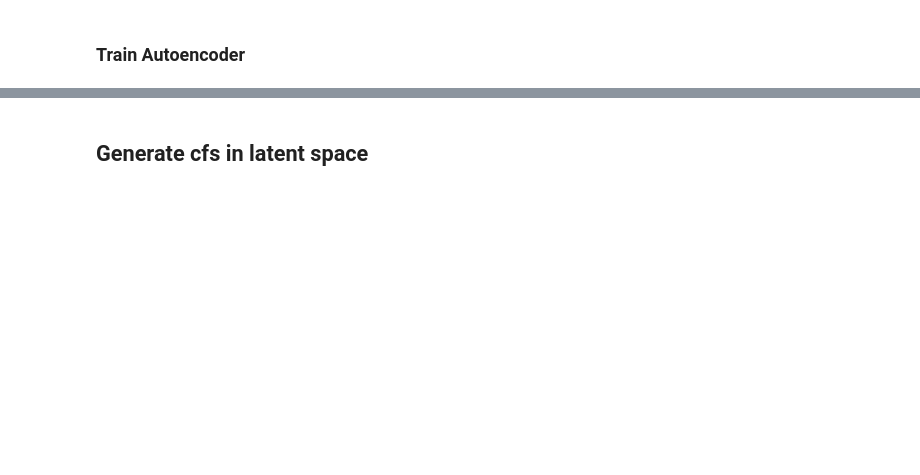
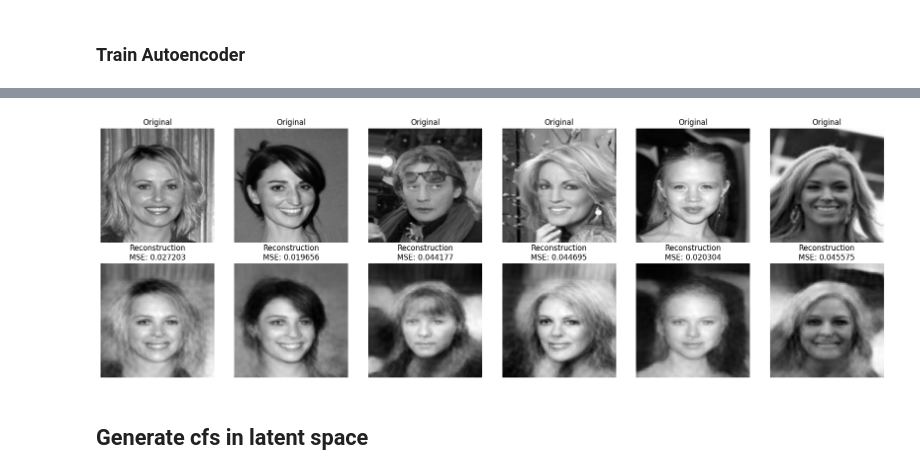
Before and after one commit to MBernart/counterfactuals, a Jupyter notebook: experiments/celebA.ipynb, the cells around one changed output, grey strips where cells are left out. Saved outputs shown, nothing was run; the diff lists cells and outputs as text; code cells hidden in the pictures; blank space fills up the shorter version.

```diff
--- a/experiments/celebA.ipynb
+++ b/experiments/celebA.ipynb
@@ -276,3 +652,50 @@ Autoencoder(
+# %%
+# Show a few samples and their reconstructions from the trained autoencoder
+n = 6  # number of samples to display
+
+batch = next(iter(test_dl))
+imgs, _ = batch
+imgs = imgs[:n]
+imgs_device = imgs.to(device)
+
+autoencoder.eval()
+with torch.no_grad():
+    recons = autoencoder(imgs_device)
+
+# compute per-image MSE
+mse_per_image = torch.mean((imgs_device - recons) ** 2, dim=[1, 2, 3]).cpu().numpy()
+
+# prepare images for display (N, H, W, C), unnormalize from [-1,1] -> [0,1]
+orig_np = imgs.cpu().permute(0, 2, 3, 1).numpy()
+recon_np = recons.cpu().permute(0, 2, 3, 1).numpy()
+
+orig_np = (orig_np * 0.5) + 0.5
+recon_np = (recon_np * 0.5) + 0.5
+orig_np = orig_np.clip(0, 1)
+recon_np = recon_np.clip(0, 1)
+
+import matplotlib.pyplot as plt
+
+fig, axes = plt.subplots(2, n, figsize=(n * 3, 6))
+if n == 1:
+    axes = axes.reshape(2, 1)
+
+for i in range(n):
+    ax_orig = axes[0, i]
+    ax_rec = axes[1, i]
+
+    ax_orig.imshow(orig_np[i], cmap='gray')
+    ax_orig.set_title("Original")
+    ax_orig.axis("off")
+
+    ax_rec.imshow(recon_np[i], cmap='gray')
+    ax_rec.set_title(f"Reconstruction\nMSE: {mse_per_image[i]:.6f}")
+    ax_rec.axis("off")
+
+plt.tight_layout()
+plt.show()
+# %% [output]
+[figure, added]
 # %% [markdown]
 ## Generate cfs in latent space
 # %%
```
Also changed, not shown: parts of 19 cells of this notebook, 4 other files.
